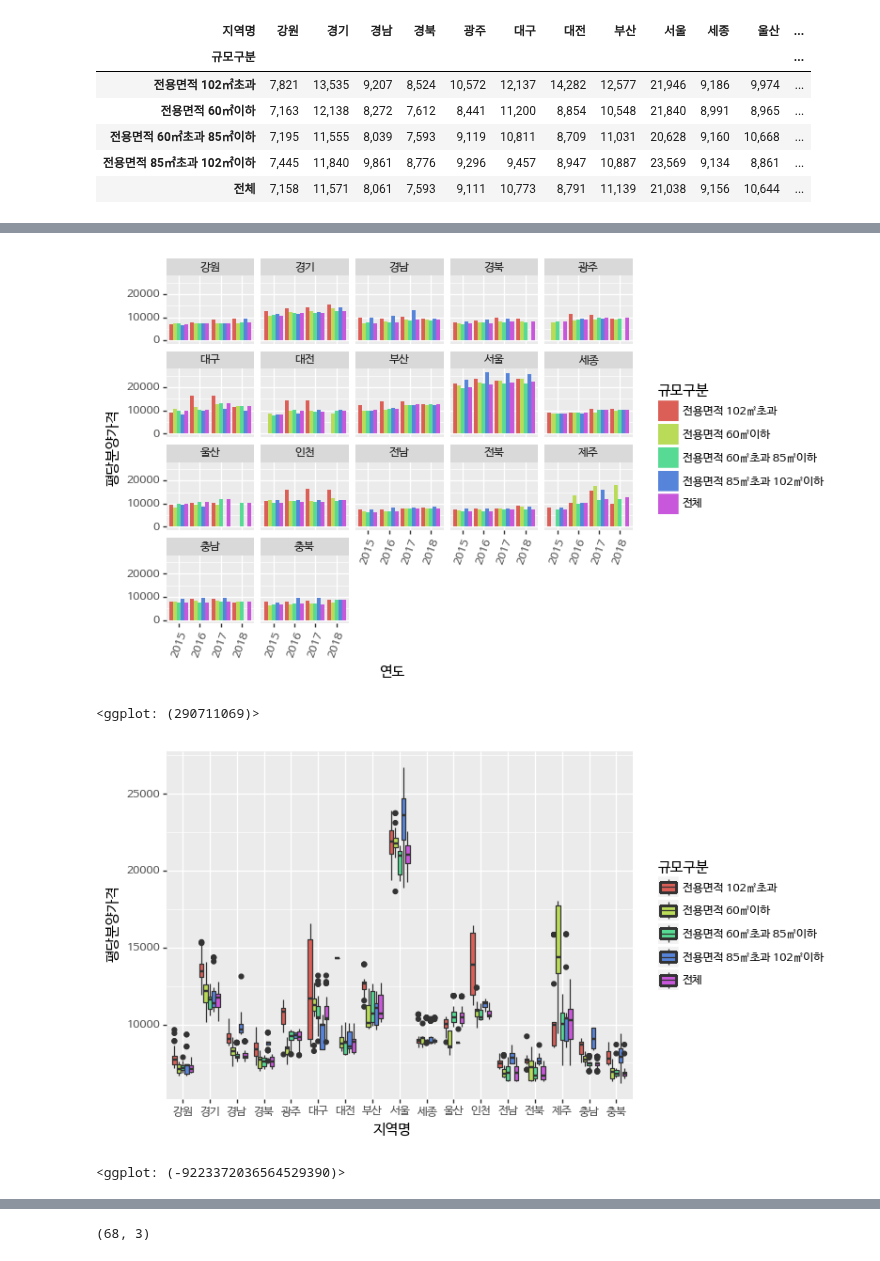
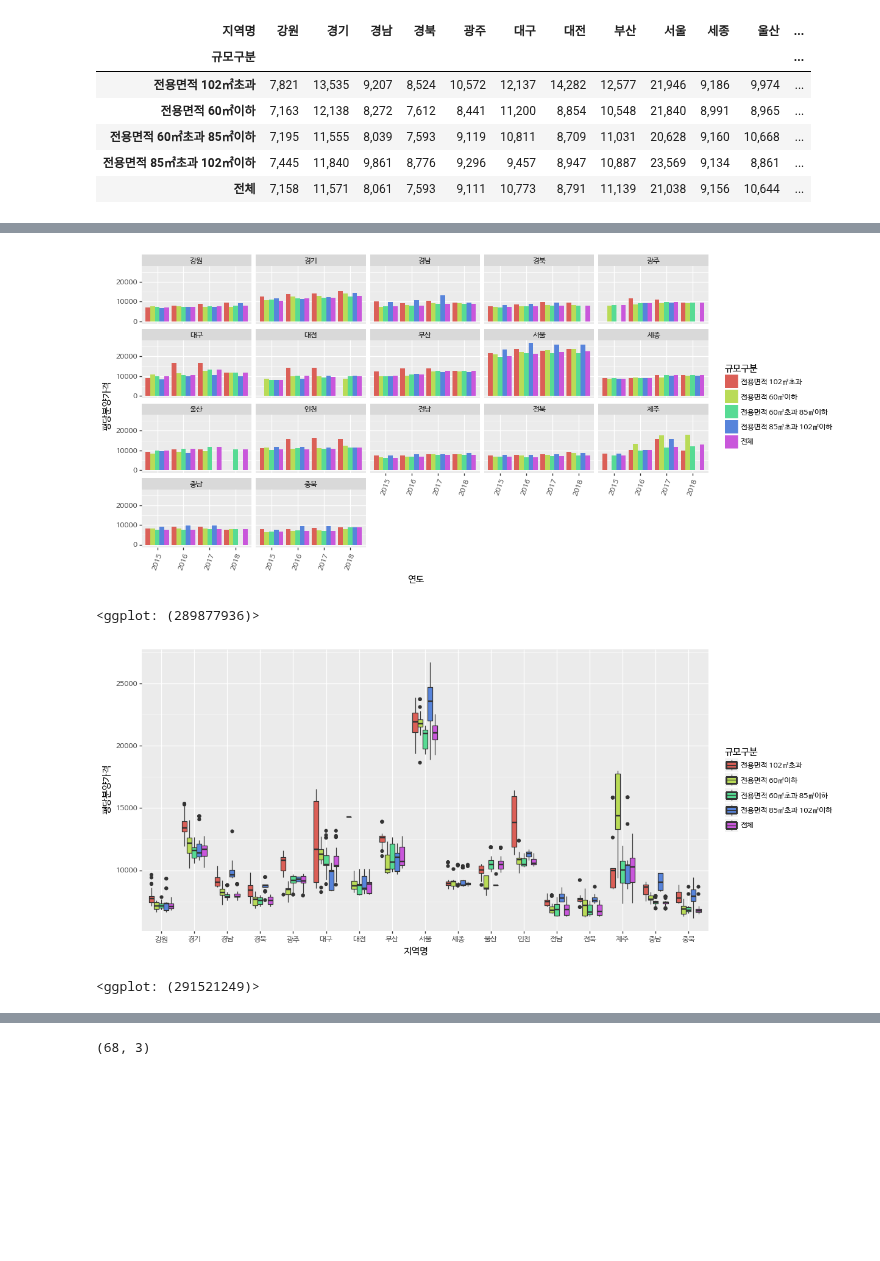
Before and after one commit to corazzon/OpenDataWrangling, a Jupyter notebook: apt_presale_price.ipynb, the cells around one changed output, grey strips where cells are left out. Saved outputs shown, nothing was run; the diff lists cells and outputs as text; code cells hidden in the pictures; blank space fills up the shorter version.

```diff
--- a/apt_presale_price.ipynb
+++ b/apt_presale_price.ipynb
@@ -209,24 +228,26 @@ pre_sale.pivot_table('평당분양가격', '규모구분', '지역명')
 # %%
-# 위에 그린 그래프를 지역별로 나눠 본다.
+# 위에 그린 그래프를 지역별로 나눠 봅니다.
 (ggplot(pre_sale)
  + aes(x='연도', y='평당분양가격', fill='규모구분')
  + geom_bar(stat='identity', position='dodge')
  + facet_wrap('지역명')
  + theme(text=element_text(family='NanumBarunGothic'),
-        axis_text_x=element_text(rotation=70))
+         axis_text_x=element_text(rotation=70),
+         figure_size=(12, 6))
 )
 # %% [output]
-[figure, old version]
+[figure, new version]
-<ggplot: (290711069)>
+<ggplot: (289877936)>
 # %%
 # 박스플롯을 그려본다.
 (ggplot(pre_sale, aes(x='지역명', y='평당분양가격', fill='규모구분'))
  + geom_boxplot()
- + theme(text=element_text(family='NanumBarunGothic'))
+ + theme(text=element_text(family='NanumBarunGothic'),
+         figure_size=(12, 6))
 )
 # %% [output]
-[figure, old version]
+[figure, new version]
-<ggplot: (-9223372036564529390)>
+<ggplot: (291521249)>
 # %%
 pre_sale_seoul = pre_sale.loc[pre_sale['지역명']=='서울']
 (ggplot(pre_sale_seoul)
```
Also changed, not shown: parts of 40 cells of this notebook.
